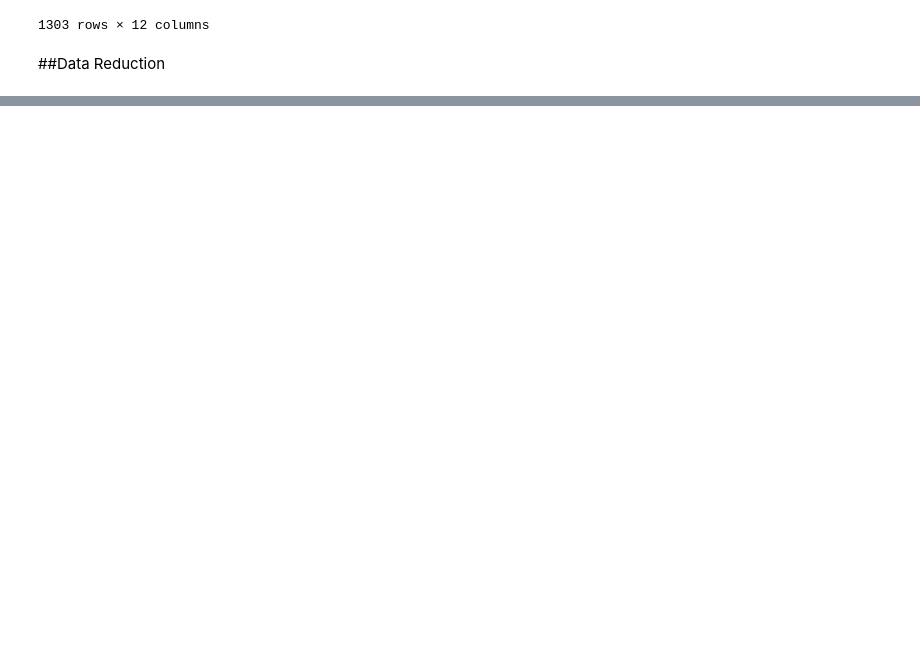
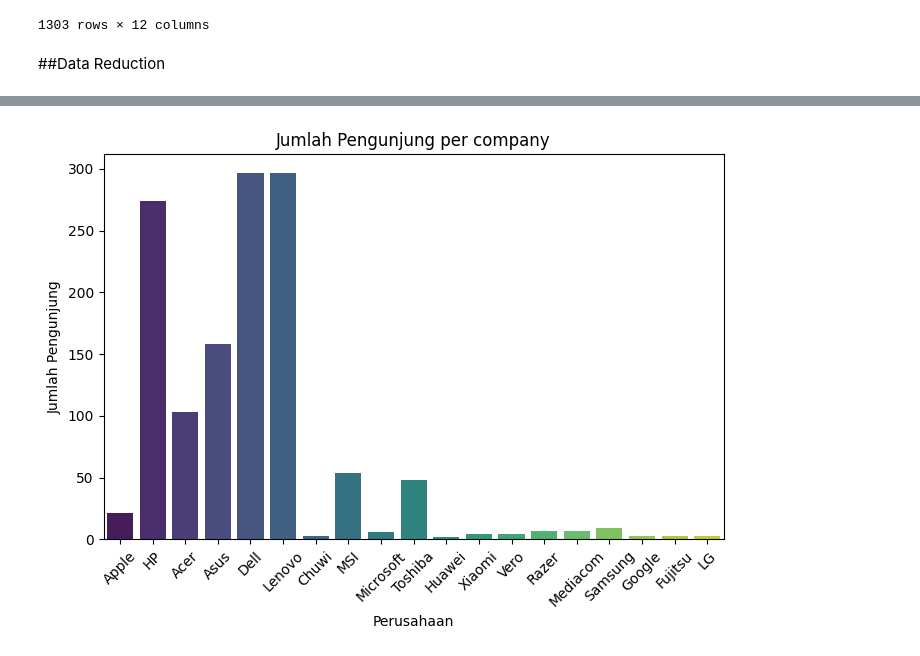
Before and after one commit to yuliuspune15/Tugas-AVD, a Jupyter notebook: Yulius_Pune'__2409116110.ipynb, the cells around one changed output, grey strips where cells are left out. Drawn from its saved outputs; the diff is of its cells as text; code cells hidden in the pictures; blank space fills up the shorter version.

```diff
--- a/Yulius_Pune'__2409116110.ipynb
+++ b/Yulius_Pune'__2409116110.ipynb
@@ -403,0 +443,12 @@ df
+# %%
+# Bar Chart (Seaborn)
+plt.figure(figsize=(8, 5))
+# Changed 'faculty' to 'Company' to match the actual column name in the DataFrame
+sns.countplot(x='Company', data=df, hue="Company", palette='viridis')
+plt.title('Jumlah Pengunjung per company')  # Changed title to reflect the 'Company' column
+plt.xlabel('Perusahaan')  # Changed x-axis label to 'Company'
+plt.ylabel('Jumlah Pengunjung')
+plt.xticks(rotation=45)
+plt.show()
+# %% [output]
+[figure, added]
```
Also changed, not shown: parts of 36 cells of this notebook.
